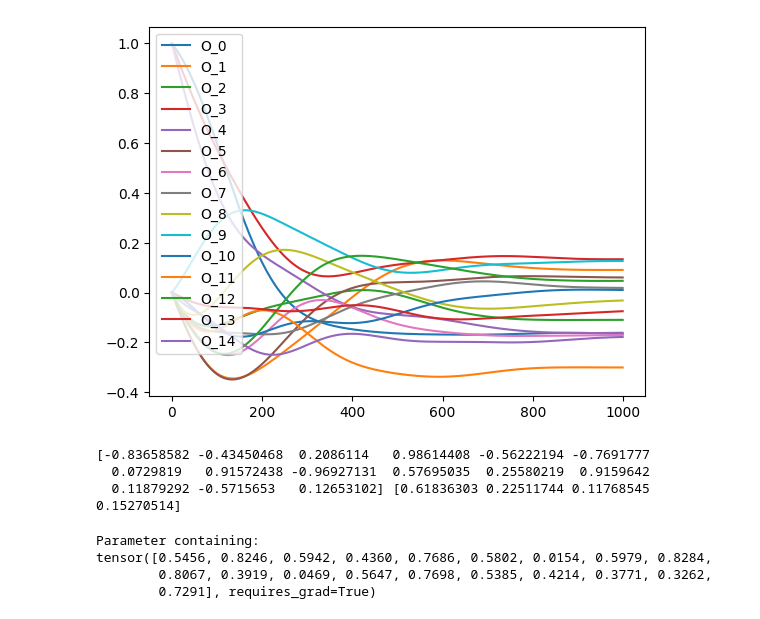
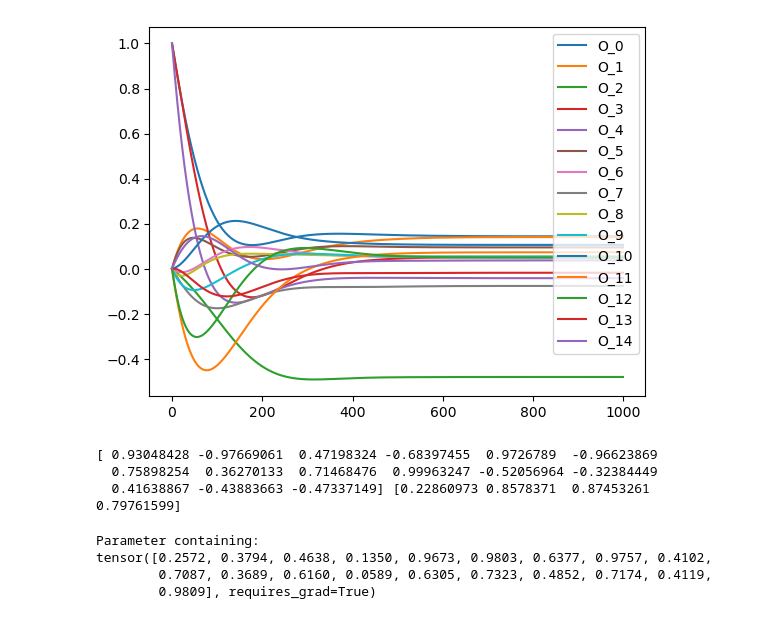
Before and after one commit to GubioGL/PINNverse_for_open_quantum_system, a Jupyter notebook: With fields/version_pytorch.ipynb, the cells around one changed output. Drawn from its saved outputs; the diff is of its cells as text; code cells hidden in the pictures.

```diff
--- a/With fields/version_pytorch.ipynb
+++ b/With fields/version_pytorch.ipynb
@@ -70,20 +73,28 @@ O_op =[ qt.tensor(qt.qeye(2) , qt.sigmax()),
 # %%
-Js          = np.random.uniform(-1,1,15)
-dissipation = np.random.rand(4)
+# Definindo a seed
+np.random.seed(SEED)
+tc.manual_seed(SEED)
+random.seed(SEED)
+
+# Js          = np.random.uniform(-1,1,15)
+# dissipation = np.random.rand(4)
+Js          = [random.uniform(-1,1) for _ in range(15)]
+dissipation = [random.uniform(0,1) for _ in range(4)]
+
 
 tfinal      = 2*np.pi
 N           = 1000
 
-valor_esperado_data  = data_qubit_two_crosstalk(Js,dissipation,tfinal,N,O_op,device="cpu")
+valor_esperado_data  = data_qubit_two_crosstalk(np.array(Js),np.array(dissipation),tfinal,N,O_op,device="cpu")
 
 for i in range(len(O_op)):
     plt.plot(valor_esperado_data[:,i].cpu() ,label=f"O_{i}")
 
 plt.legend()
 plt.show()
-print(Js,dissipation)
+print(np.array(Js),np.array(dissipation))
 # %% [output]
-[figure, old version]
+[figure, new version]
-[-0.83658582 -0.43450468  0.2086114   0.98614408 -0.56222194 -0.7691777
-  0.0729819   0.91572438 -0.96927131  0.57695035  0.25580219  0.9159642
-  0.11879292 -0.5715653   0.12653102] [0.61836303 0.22511744 0.11768545 0.15270514]
+[ 0.93048428 -0.97669061  0.47198324 -0.68397455  0.9726789  -0.96623869
+  0.75898254  0.36270133  0.71468476  0.99963247 -0.52056964 -0.32384449
+  0.41638867 -0.43883663 -0.47337149] [0.22860973 0.8578371  0.87453261 0.79761599]
@@ -90,4 +127,9 @@ print(Js,dissipation)
 # %%
+# Definindo a seed
+np.random.seed(SEED)
+tc.manual_seed(SEED)
+random.seed(SEED)
+
 neuronio = [50,50]
 X_vector   = my.Rede(
     neuronio    = neuronio,
@@ -104,11 +146,11 @@ time =  tc.linspace(
         N,
         dtype   = tc.float32,
         requires_grad = True).reshape((-1, 1))
-index_data = np.random.randint(0,N,size=20)
+index_data = np.random.randint(0,N,size=5)
 X_vector.parametro
 # %% [output]
 Parameter containing:
-tensor([0.5456, 0.8246, 0.5942, 0.4360, 0.7686, 0.5802, 0.0154, 0.5979, 0.8284,
-        0.8067, 0.3919, 0.0469, 0.5647, 0.7698, 0.5385, 0.4214, 0.3771, 0.3262,
-        0.7291], requires_grad=True)
+tensor([0.2572, 0.3794, 0.4638, 0.1350, 0.9673, 0.9803, 0.6377, 0.9757, 0.4102,
+        0.7087, 0.3689, 0.6160, 0.0589, 0.6305, 0.7323, 0.4852, 0.7174, 0.4119,
+        0.9809], requires_grad=True)
 # %%
```
Also changed, not shown: parts of 13 cells of this notebook, 8 other files.
